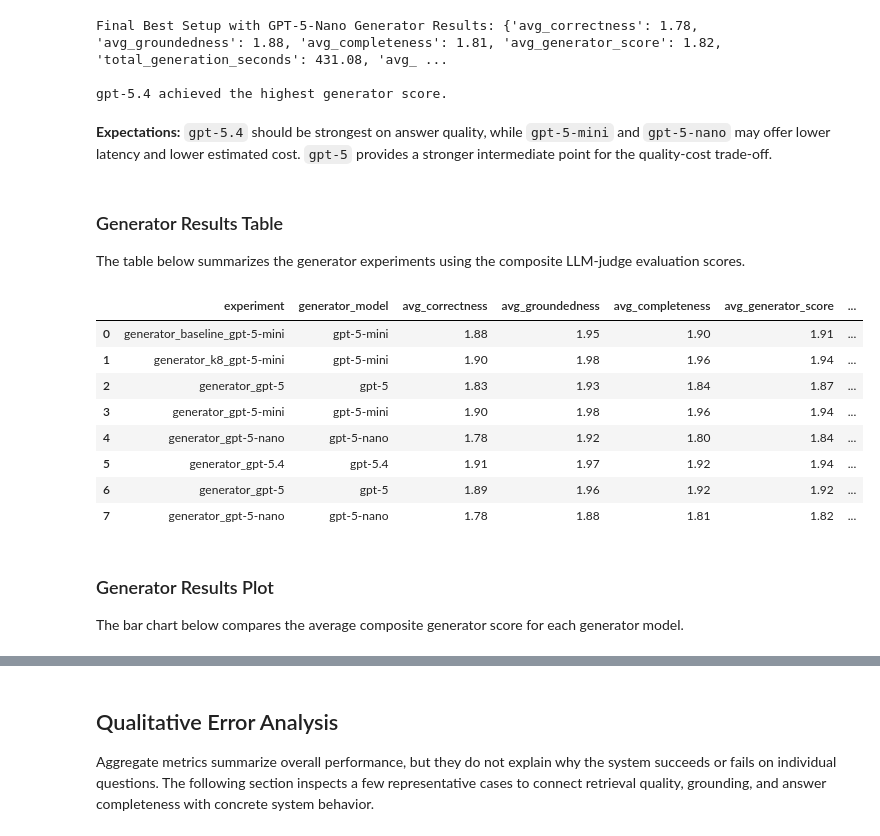
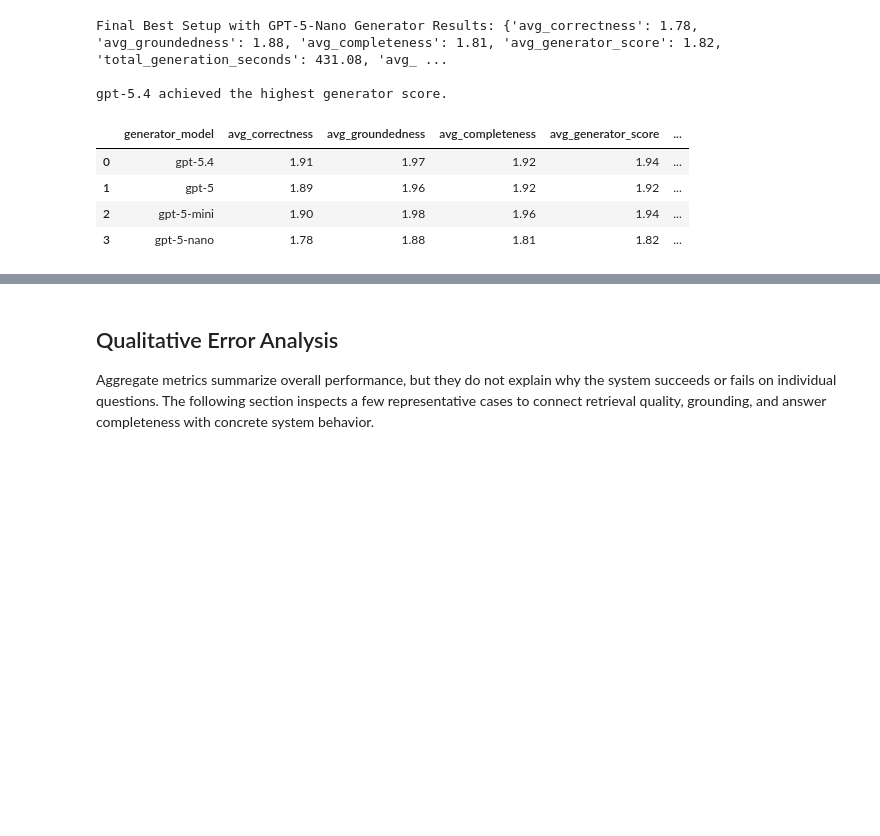
Before and after one commit to Steff72/npr_mc_1, a Jupyter notebook: npr_mc_1.ipynb, the cells around one changed output, grey strips where cells are left out. Cells and saved outputs as stored; diff of their text form; code cells hidden in the pictures; blank space fills up the shorter version.

```diff
--- a/npr_mc_1.ipynb
+++ b/npr_mc_1.ipynb
@@ -1924,40 +1924,23 @@ Evaluating with gpt-5-nano...
 Final Best Setup with GPT-5-Nano Generator Results: {'avg_correctness': 1.78, 'avg_groundedness': 1.88, 'avg_completeness': 1.81, 'avg_generator_score': 1.82, 'total_generation_seconds': 431.08, 'avg_ ...
 
 gpt-5.4 achieved the highest generator score.
-# %% [markdown]
-**Expectations:** `gpt-5.4` should be strongest on answer quality, while `gpt-5-mini` and `gpt-5-nano` may offer lower latency and lower estimated cost. `gpt-5` provides a stronger intermediate point for the quality-cost trade-off.
-# %% [markdown]
-### Generator Results Table
-The table below summarizes the generator experiments using the composite LLM-judge evaluation scores.
 # %%
 generator_results_df = pd.DataFrame(generator_experiment_rows)[
     [
-        "experiment",
         "generator_model",
         "avg_correctness",
         "avg_groundedness",
         "avg_completeness",
         "avg_generator_score",
-        "total_generation_seconds",
         "avg_generation_seconds",
-        "estimated_input_tokens",
-        "estimated_output_tokens",
-        "estimated_generation_cost_usd",
-        "valid_evals",
+        "estimated_generation_cost_usd"
     ]
 ]
 
 display(generator_results_df)
 # %% [output]
-|  | experiment | generator_model | avg_correctness | avg_groundedness | avg_completeness | avg_generator_score | ... |
-| 0 | generator_baseline_gpt-5-mini | gpt-5-mini | 1.88 | 1.95 | 1.90 | 1.91 | ... |
-| 1 | generator_k8_gpt-5-mini | gpt-5-mini | 1.90 | 1.98 | 1.96 | 1.94 | ... |
-| 2 | generator_gpt-5 | gpt-5 | 1.83 | 1.93 | 1.84 | 1.87 | ... |
-| 3 | generator_gpt-5-mini | gpt-5-mini | 1.90 | 1.98 | 1.96 | 1.94 | ... |
-| 4 | generator_gpt-5-nano | gpt-5-nano | 1.78 | 1.92 | 1.80 | 1.84 | ... |
-| 5 | generator_gpt-5.4 | gpt-5.4 | 1.91 | 1.97 | 1.92 | 1.94 | ... |
-| 6 | generator_gpt-5 | gpt-5 | 1.89 | 1.96 | 1.92 | 1.92 | ... |
-| 7 | generator_gpt-5-nano | gpt-5-nano | 1.78 | 1.88 | 1.81 | 1.82 | ... |
+|  | generator_model | avg_correctness | avg_groundedness | avg_completeness | avg_generator_score | ... |
+| 0 | gpt-5.4 | 1.91 | 1.97 | 1.92 | 1.94 | ... |
+| 1 | gpt-5 | 1.89 | 1.96 | 1.92 | 1.92 | ... |
+| 2 | gpt-5-mini | 1.90 | 1.98 | 1.96 | 1.94 | ... |
+| 3 | gpt-5-nano | 1.78 | 1.88 | 1.81 | 1.82 | ... |
-# %% [markdown]
-### Generator Results Plot
-The bar chart below compares the average composite generator score for each generator model.
```
Also changed, not shown: parts of 7 cells of this notebook.
